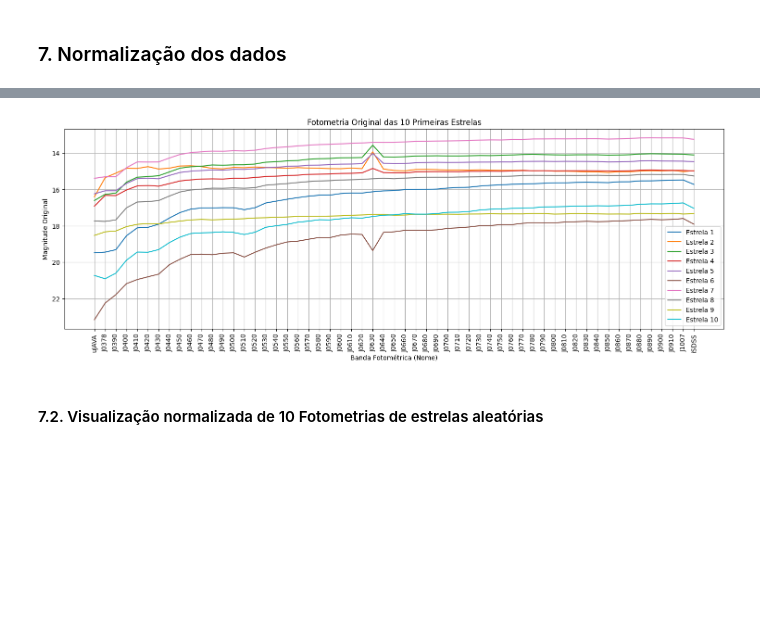
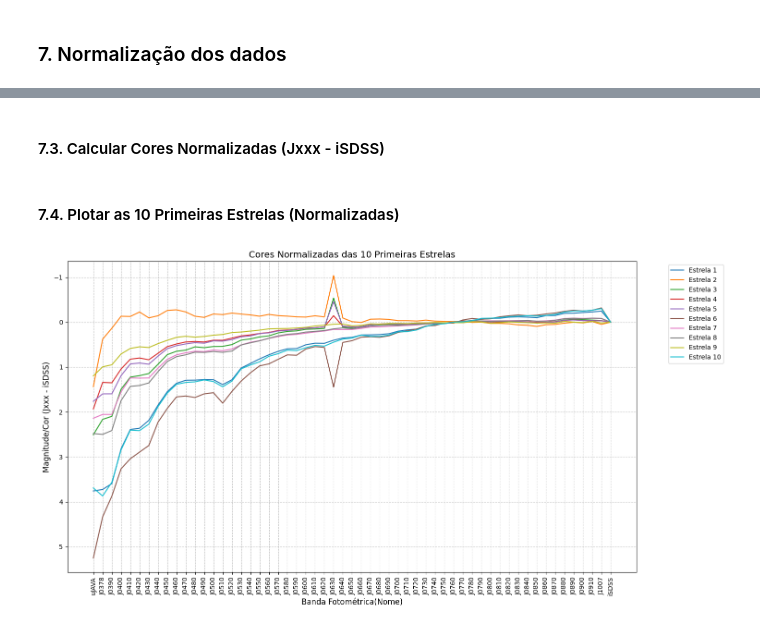
Before and after one commit to HenryLimaa/JPasEDR-Gaia, a Jupyter notebook: Fotometria_Estrelas_Analise.ipynb, the cells around one changed output, grey strips where cells are left out. Drawn from its saved outputs; the diff is of its cells as text; code cells hidden in the pictures; blank space fills up the shorter version.

```diff
--- a/Fotometria_Estrelas_Analise.ipynb
+++ b/Fotometria_Estrelas_Analise.ipynb
@@ -253,0 +232,11 @@ print(df_normalizado[columns_fotometria].head(10))
+# %%
+# Criar DataFrame para cores normalizadas (Jxxx - iSDSS)
+cores_normalizadas = pd.DataFrame()
+
+for i in range(57):  # 57 bandas fotométricas
+    nome_banda = filter_names[i]
+    cores_normalizadas[nome_banda] = df[f'Fotometria_{i+1}'] - df[f'Fotometria_{banda_i+1}']  # Subtrai iSDSS
+
+# Visualizar as primeiras linhas
+print("\nDataFrame de cores normalizadas (Jxxx - iSDSS):")
+print(cores_normalizadas.head())
@@ -254,22 +260,39 @@ print(df_normalizado[columns_fotometria].head(10))
+# %% [markdown]
+#### 7.3. Calcular Cores Normalizadas (Jxxx - iSDSS)
+# %%
+# Encontrar o índice da banda iSDSS
+banda_i = [i for i, nome in enumerate(filter_names) if 'iSDSS' in nome][0]  # Assume que existe exatamente uma banda iSDSS
+
+# Calcular cores normalizadas (Jxxx - iSDSS) para todas as bandas, exceto iSDSS que mantém seu valor original
+cores_normalizadas = pd.DataFrame()
+for i in range(57):
+    nome_banda = filter_names[i]
+    cores_normalizadas[nome_banda] = df[f'Fotometria_{i+1}'] - df[f'Fotometria_{banda_i+1}']
+# %% [markdown]
+#### 7.4. Plotar as 10 Primeiras Estrelas (Normalizadas)
 # %%
-# Plotar as 10 primeiras estrelas com dados originais e normalizados para comparação
-plt.figure(figsize=(15, 10))
+# Criar a figura
+plt.figure(figsize=(15, 8))
 
-# Subplot para dados originais
-plt.subplot(2, 1, 1)  # 2 linhas, 1 coluna, posição 1
+# Plotar as 10 primeiras estrelas
 for i in range(10):
-    plt.plot(filter_names, df.loc[i, columns_fotometria], label=f'Estrela {i+1}')
-plt.xlabel('Banda Fotométrica (Nome)')
-plt.ylabel('Magnitude Original')
-plt.title('Fotometria Original das 10 Primeiras Estrelas')
-plt.xticks(rotation=90)
+    plt.plot(filter_names, cores_normalizadas.iloc[i], label=f'Estrela {i+1}')
+
+# Configurações do gráfico
+
+# Configurações do eixo X
+plt.xlabel('Banda Fotométrica (Nome)', fontsize=12)
+plt.ylabel('Magnitude/Cor (Jxxx - iSDSS)', fontsize=12)
+plt.title('Cores Normalizadas das 10 Primeiras Estrelas', fontsize=14)
+plt.xticks(rotation=90) # Rotaciona os rótulos do eixo X para melhor visualização
+
+# Invertendo o eixo Y para valores decrescentes
 plt.gca().invert_yaxis()
-plt.legend()
-plt.grid(True)
 
-plt.tight_layout()  # Ajusta o layout para evitar sobreposição
+# Adicionando a legenda e ajustando o layout
+plt.grid(True, linestyle='--', alpha=0.7)
+plt.legend(bbox_to_anchor=(1.05, 1), loc='upper left')
+plt.tight_layout() # Ajusta o layout para evitar sobreposição
 plt.show()
 # %% [output]
-[figure, old version]
+[figure, new version]
-# %% [markdown]
-#### 7.2. Visualização normalizada de 10 Fotometrias de estrelas aleatórias
```
Also changed, not shown: parts of 17 cells of this notebook.
